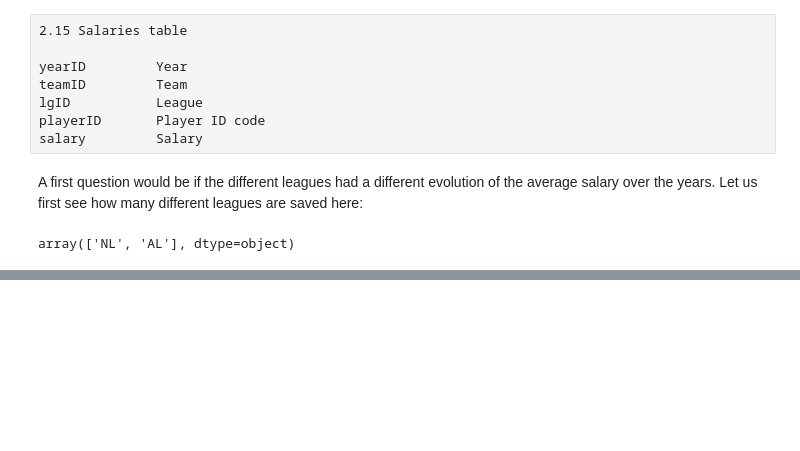
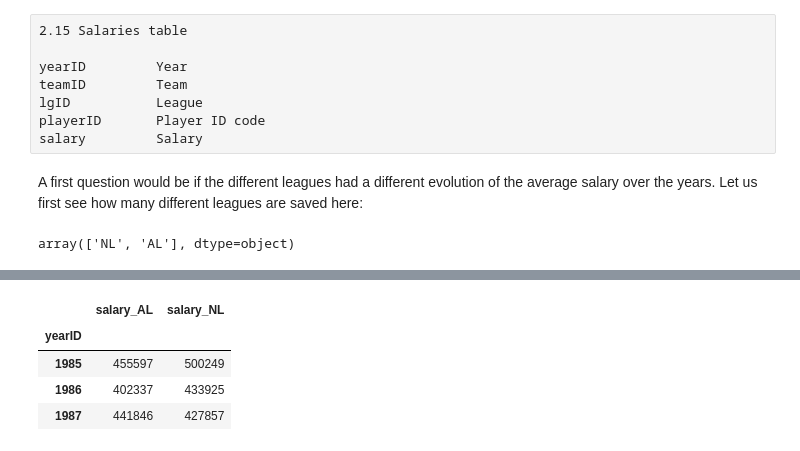
Before and after one commit to spinaotey/project-baseball, a Jupyter notebook: baseball_data_analysis.ipynb, the cells around one changed output, grey strips where cells are left out. Drawn from its saved outputs; the diff is of its cells as text; code cells hidden in the pictures; blank space fills up the shorter version.

```diff
--- a/baseball_data_analysis.ipynb
+++ b/baseball_data_analysis.ipynb
@@ -71,3 +71,2 @@ There are two kind of leagues, 'NL' and 'AL'. Let us group the data by year and
 # %%
-salaries_by_league = salaries.groupby(['yearID','lgID']).mean()
-salaries_by_league
+salaries_by_league = salaries.groupby(['lgID','yearID']).mean()
@@ -93,0 +91,9 @@ salaries_by_league
+# %%
+salaries_by_league = pd.merge(AL_salaries,NL_salaries, left_index=True,right_index=True)
+salaries_by_league.head(3)
+# %% [output]
+|  | salary_AL | salary_NL |
+| yearID |  |  |
+| 1985 | 455597 | 500249 |
+| 1986 | 402337 | 433925 |
+| 1987 | 441846 | 427857 |
```
Also changed, not shown: parts of 9 cells of this notebook.
